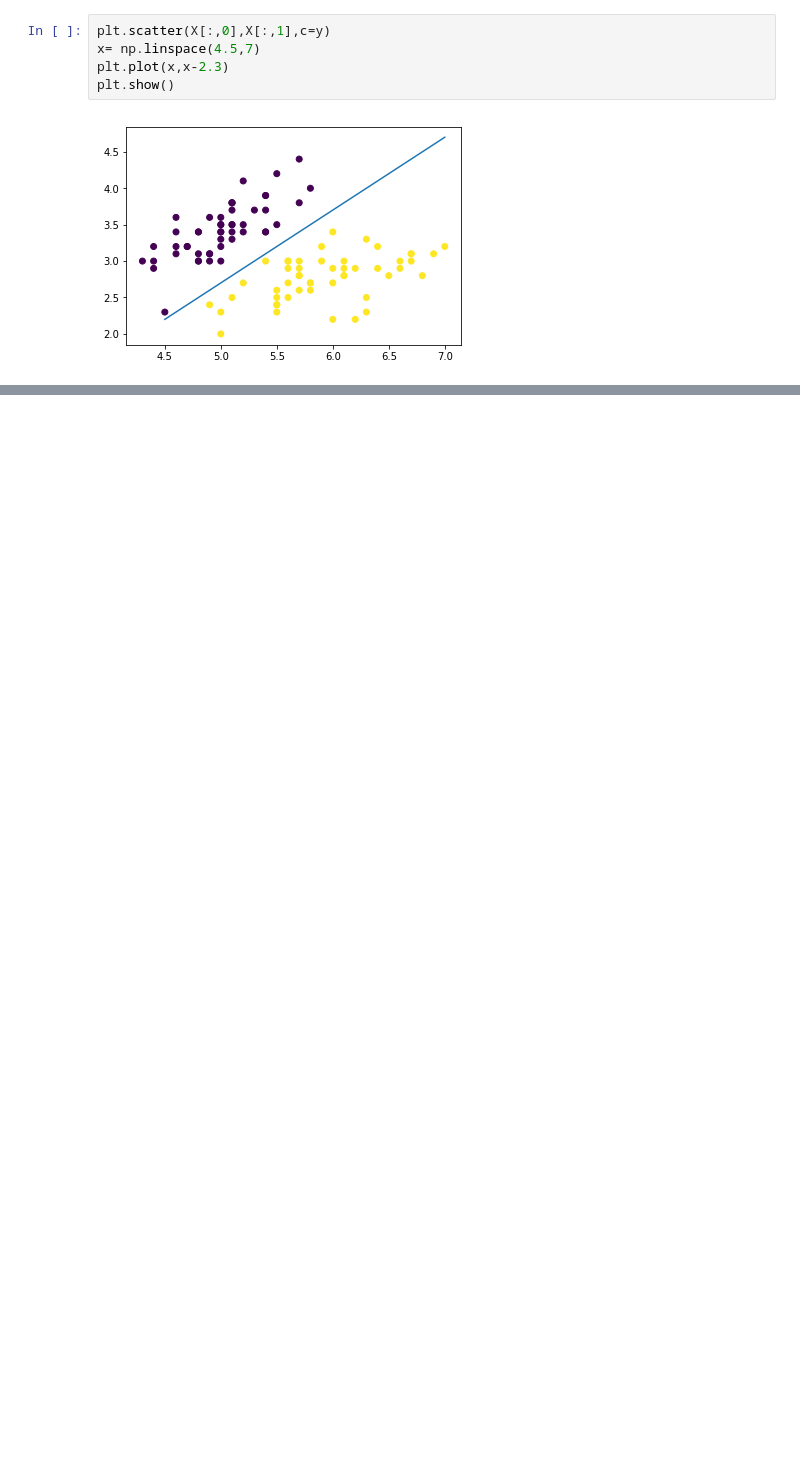
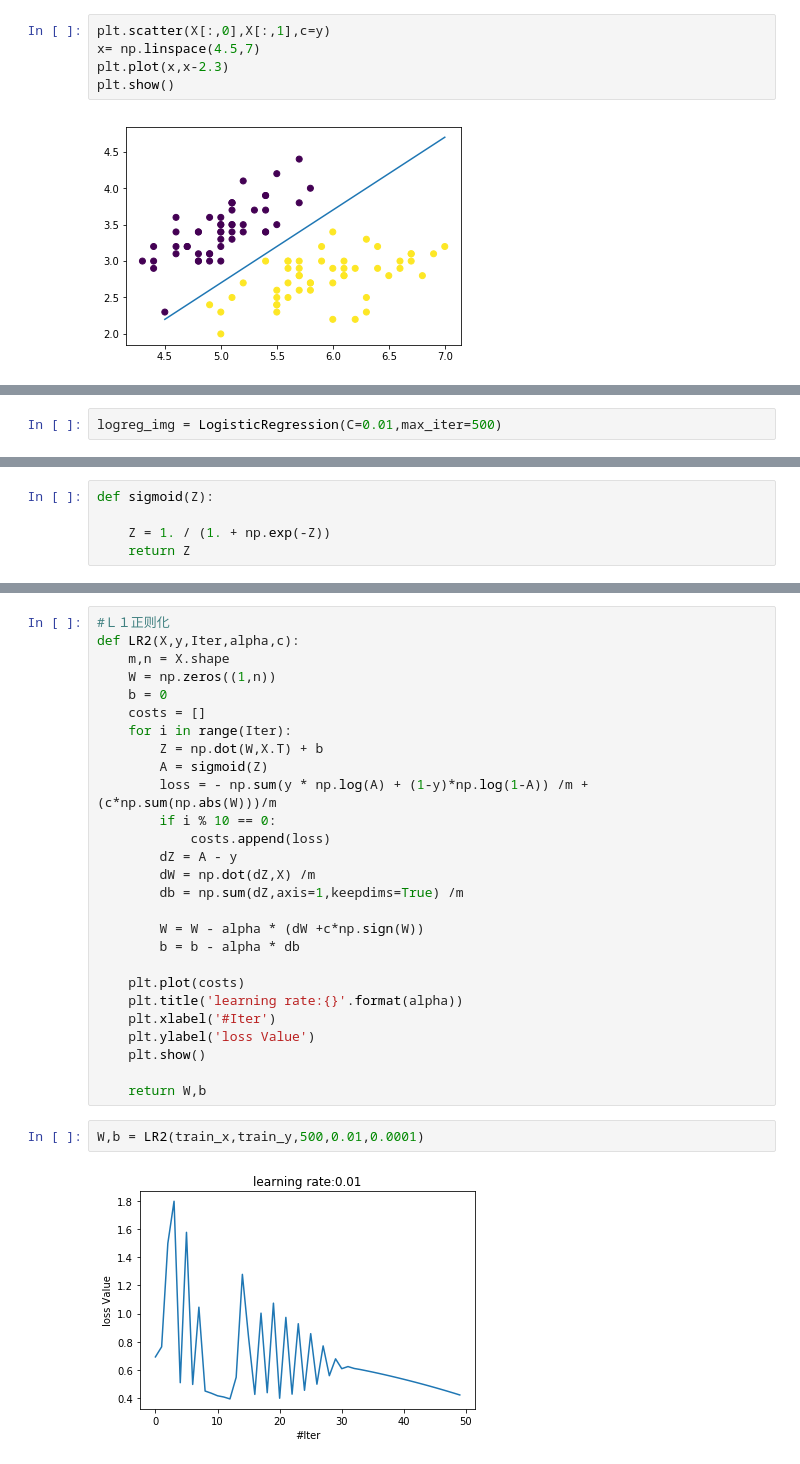
Before and after one commit to zwx1/Machine-Learning, a Jupyter notebook: 4-Logistic Regression.ipynb, the cells around one changed output, grey strips where cells are left out. Cells and saved outputs as stored; diff of their text form; blank space fills up the shorter version.

```diff
--- a/4-Logistic Regression.ipynb
+++ b/4-Logistic Regression.ipynb
@@ -369,0 +411,2 @@ plt.show()
+# %%
+logreg_img = LogisticRegression(C=0.01,max_iter=500)
@@ -369,0 +436,5 @@ plt.show()
+# %%
+def sigmoid(Z):
+
+    Z = 1. / (1. + np.exp(-Z))
+    return Z
@@ -369,0 +468,31 @@ plt.show()
+# %%
+#Ｌ１正则化
+def LR2(X,y,Iter,alpha,c):
+    m,n = X.shape
+    W = np.zeros((1,n))
+    b = 0
+    costs = []
+    for i in range(Iter):
+        Z = np.dot(W,X.T) + b
+        A = sigmoid(Z)
+        loss = - np.sum(y * np.log(A) + (1-y)*np.log(1-A)) /m + (c*np.sum(np.abs(W)))/m
+        if i % 10 == 0:
+            costs.append(loss)
+        dZ = A - y
+        dW = np.dot(dZ,X) /m
+        db = np.sum(dZ,axis=1,keepdims=True) /m
+
+        W = W - alpha * (dW +c*np.sign(W))
+        b = b - alpha * db
+
+    plt.plot(costs)
+    plt.title('learning rate:{}'.format(alpha))
+    plt.xlabel('#Iter')
+    plt.ylabel('loss Value')
+    plt.show()
+
+    return W,b
+# %%
+W,b = LR2(train_x,train_y,500,0.01,0.0001)
+# %% [output]
+[figure, added]
```
Also changed, not shown: parts of 35 cells of this notebook.
